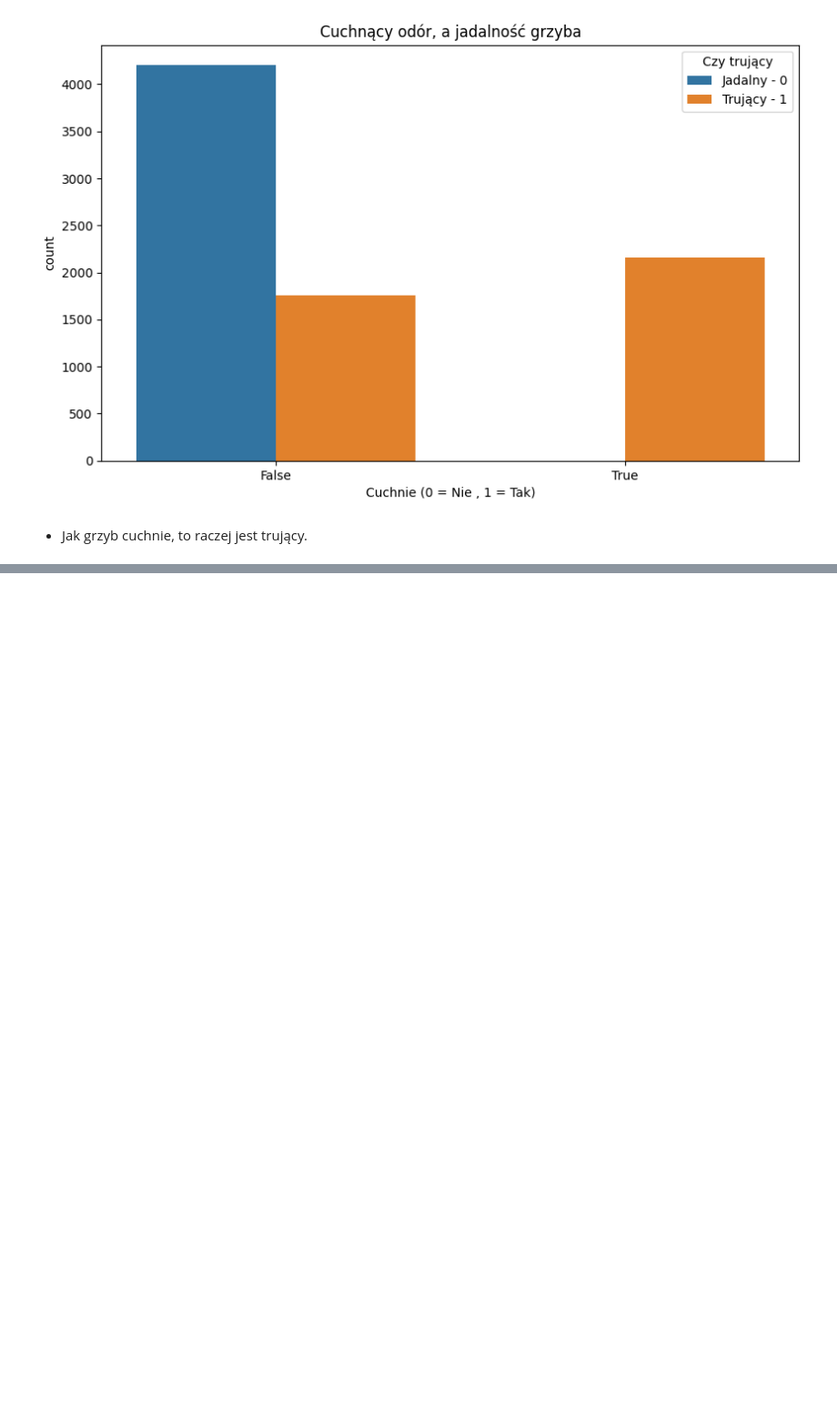
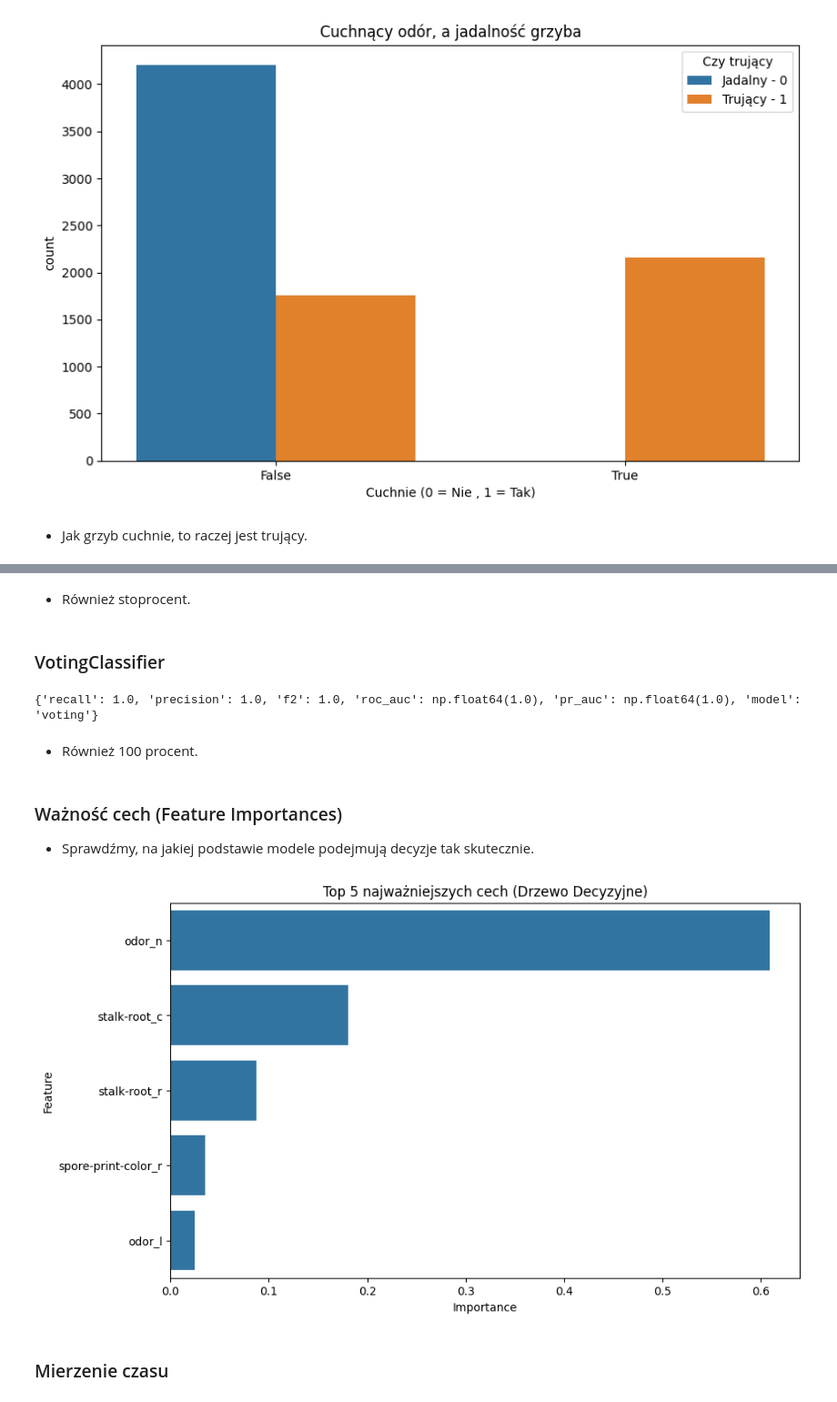
Before and after one commit to Zajecia-na-PWr-LR/lista-5-dawidmuszynski1, a Jupyter notebook: Zad_2.ipynb, the cells around one changed output, grey strips where cells are left out. Shown at 91% size. Saved outputs shown, nothing was run; the diff lists cells and outputs as text; code cells hidden in the pictures; blank space fills up the shorter version.

```diff
--- a/Zad_2.ipynb
+++ b/Zad_2.ipynb
@@ -243,0 +302,19 @@ plt.show()
+# %%
+baseline_models = {
+    "dummy_most_frequent": DummyClassifier(strategy="most_frequent"),
+    "dummy_stratified": DummyClassifier(strategy="stratified", random_state=42),
+    "logreg_default": LogisticRegression(max_iter=2000, random_state=42),
+    "decision_tree": DecisionTreeClassifier(random_state = 42)
+}
+
+rows = []
+for name, model in baseline_models.items():
+    metrics = evaluate_model(model, X_train, y_train, X_test, y_test)
+    metrics["model"] = name
+    rows.append(metrics)
+
+baseline_results = pd.DataFrame(rows)[
+    ["model", "recall","f2", "precision" , "roc_auc", "pr_auc"]
+].sort_values("f2", ascending=False)
+
+baseline_results
@@ -243,0 +391,38 @@ plt.show()
+# %% [markdown]
+- Również stoprocent.
+# %% [markdown]
+### VotingClassifier
+# %%
+voting = VotingClassifier(
+    estimators = [
+        ('logreg', baseline_models["logreg_default"]),
+        ('bagging', best_bagging_model),
+        ('gradientboosting', best_gb_model)],
+    voting = 'soft'
+)
+
+metrics_voting = evaluate_model(voting, X_train, y_train , X_test, y_test)
+metrics_voting["model"] = "voting"
+print(metrics_voting)
+# %% [output]
+{'recall': 1.0, 'precision': 1.0, 'f2': 1.0, 'roc_auc': np.float64(1.0), 'pr_auc': np.float64(1.0), 'model': 'voting'}
+# %% [markdown]
+- Również 100 procent.
+# %% [markdown]
+### Ważność cech (Feature Importances)
+- Sprawdźmy, na jakiej podstawie modele podejmują decyzje tak skutecznie.
+# %%
+importances = baseline_models["decision_tree"].feature_importances_
+feature_names = X.columns
+
+feat_imp_df = pd.DataFrame({"Feature": feature_names, "Importance": importances})
+feat_imp_df = feat_imp_df.sort_values(by="Importance", ascending=False).head(5)
+
+plt.figure(figsize=(10, 6))
+sns.barplot(x="Importance", y="Feature", data=feat_imp_df)
+plt.title("Top 5 najważniejszych cech (Drzewo Decyzyjne)")
+plt.show()
+# %% [output]
+[figure, added]
+# %% [markdown]
+### Mierzenie czasu
```
Also changed, not shown: parts of 25 cells of this notebook, 1 other file.
